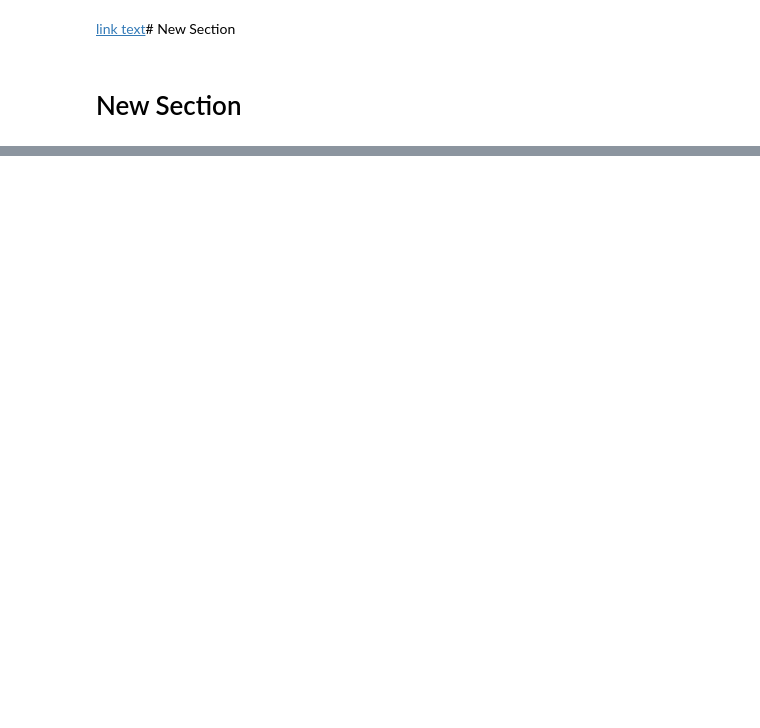
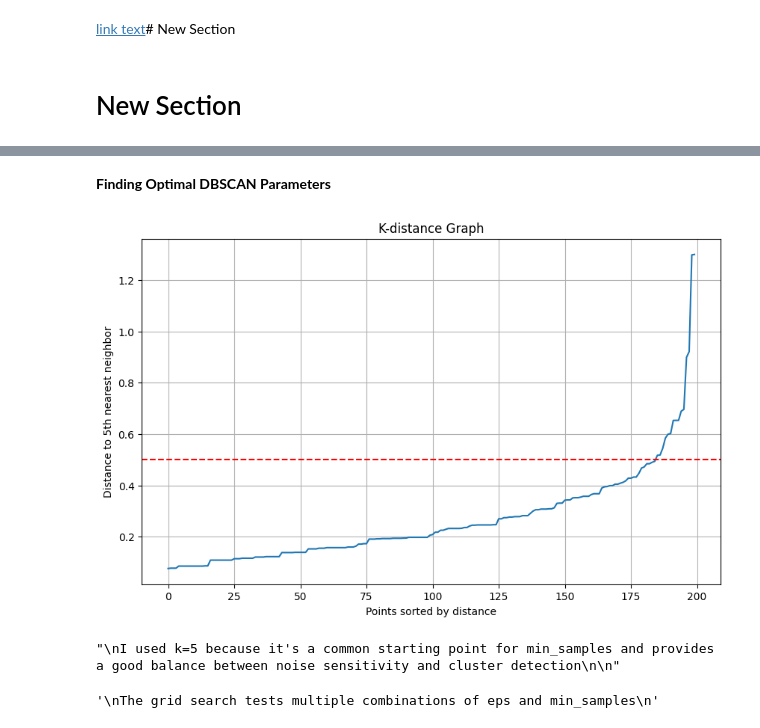
Before and after one commit to hamza-alkaabneh/project, a Jupyter notebook: lobani.ipynb, the cells around one changed output, grey strips where cells are left out. Drawn from its saved outputs; the diff is of its cells as text; code cells hidden in the pictures; blank space fills up the shorter version.

```diff
--- a/lobani.ipynb
+++ b/lobani.ipynb
@@ -51,8 +6,0 @@ plt.show()
-# %%
-for eps in [0.4, 0.6, 0.8, 1.1]:
-    for min_samples in [4, 6, 10]:
-        model = DBSCAN(eps=eps, min_samples=min_samples)
-        lbls = model.fit_predict(scaled_data)
-        n_clusters = len(set(lbls)) - (1 if -1 in lbls else 0)
-        n_noise = list(lbls).count(-1)
-        print(f"eps={eps}, min_samples={min_samples} ➜ clusters: {n_clusters}, noise: {n_noise}")
@@ -246,0 +144,68 @@ plt.show()
+# %% [markdown]
+**Finding Optimal DBSCAN Parameters**
+# %%
+k = 5
+nbrs = NearestNeighbors(n_neighbors=k).fit(X_scaled)
+distances, indices = nbrs.kneighbors(X_scaled)
+
+dist_sorted = np.sort(distances[:, k-1])
+plt.figure(figsize=(10, 6))
+plt.plot(range(len(dist_sorted)), dist_sorted)
+plt.xlabel('Points sorted by distance')
+plt.ylabel(f'Distance to {k}th nearest neighbor')
+plt.title('K-distance Graph')
+plt.grid(True)
+
+plt.axhline(y=0.5, color='r', linestyle='--')  #
+plt.show()
+
+"""
+I used k=5 because it's a common starting point for min_samples and provides a good balance between noise sensitivity and cluster detection
+
+"""
+# %% [output]
+[figure, added]
+"\nI used k=5 because it's a common starting point for min_samples and provides a good balance between noise sensitivity and cluster detection\n\n"
+# %%
+# Grid search for eps and min_samples
+eps_values = np.arange(0.4, 0.7, 0.05)
+min_samples_values = range(3, 15)
+
+results = []
+
+for eps in eps_values:
+    for min_samples in min_samples_values:
+        # Fit DBSCAN
+        dbscan = DBSCAN(eps=eps, min_samples=min_samples)
+        cluster_labels = dbscan.fit_predict(X_scaled)
+
+        # Count noise points (-1)
+        n_clusters = len(set(cluster_labels)) - (1 if -1 in cluster_labels else 0)
+        n_noise = list(cluster_labels).count(-1)
+
+        # Calculate silhouette score if there are multiple clusters and no all-noise
+        sil_score = np.nan
+        if n_clusters > 1 and n_noise < len(X_scaled):
+            # Only calculate for non-noise points
+            mask = cluster_labels != -1
+            if np.sum(mask) > 1:  # Need at least 2 samples for silhouette
+                sil_score = silhouette_score(X_scaled[mask], cluster_labels[mask])
+
+        results.append({
+            'eps': eps,
+            'min_samples': min_samples,
+            'n_clusters': n_clusters,
+            'n_noise': n_noise,
+            'noise_ratio': n_noise / len(X_scaled),
+            'silhouette': sil_score
+        })
+
+# Convert to DataFrame for analysis
+results_df = pd.DataFrame(results)
+
+
+"""
+The grid search tests multiple combinations of eps and min_samples
+"""
+# %% [output]
+'\nThe grid search tests multiple combinations of eps and min_samples\n'
```
Also changed, not shown: parts of 39 cells of this notebook.
